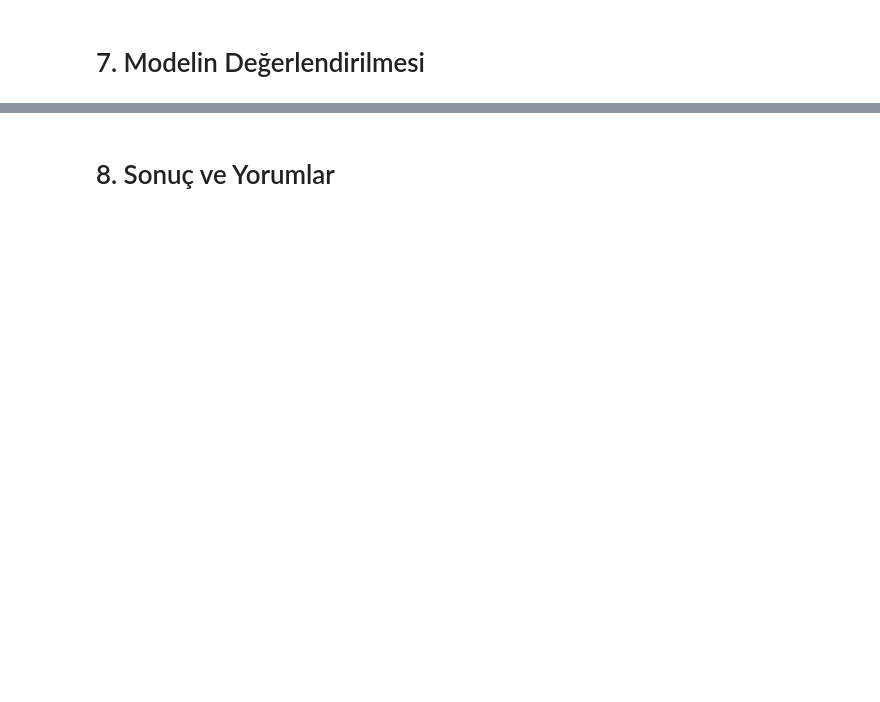
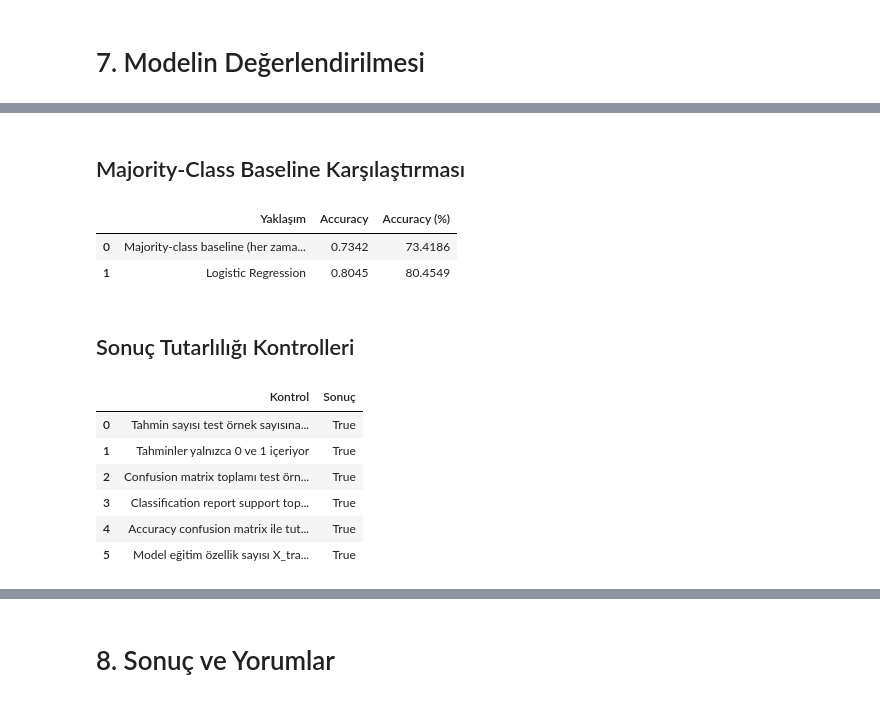
Before and after one commit to barissurkit/customer-churn-analysis, a Jupyter notebook: customer_churn_analysis.ipynb, the cells around one changed output, grey strips where cells are left out. Cells and saved outputs as stored; diff of their text form; code cells hidden in the pictures; blank space fills up the shorter version.

```diff
--- a/customer_churn_analysis.ipynb
+++ b/customer_churn_analysis.ipynb
@@ -665,0 +772,48 @@ preprocessing_checks
+# %% [markdown]
+## Majority-Class Baseline Karşılaştırması
+# %%
+baseline_predictions = [0] * len(y_test)
+majority_class_baseline_accuracy = accuracy_score(y_test, baseline_predictions)
+
+baseline_comparison = pd.DataFrame({
+    "Yaklaşım": ["Majority-class baseline (her zaman No Churn)", "Logistic Regression"],
+    "Accuracy": [majority_class_baseline_accuracy, test_accuracy],
+    "Accuracy (%)": [majority_class_baseline_accuracy * 100, test_accuracy * 100],
+})
+
+baseline_comparison.round(4)
+# %% [output]
+|  | Yaklaşım | Accuracy | Accuracy (%) |
+| 0 | Majority-class baseline (her zama... | 0.7342 | 73.4186 |
+| 1 | Logistic Regression | 0.8045 | 80.4549 |
+# %% [markdown]
+## Sonuç Tutarlılığı Kontrolleri
+# %%
+model_checks = pd.DataFrame({
+    "Kontrol": [
+        "Tahmin sayısı test örnek sayısına eşit",
+        "Tahminler yalnızca 0 ve 1 içeriyor",
+        "Confusion matrix toplamı test örnek sayısına eşit",
+        "Classification report support toplamı 1407",
+        "Accuracy confusion matrix ile tutarlı",
+        "Model eğitim özellik sayısı X_train ile eşit",
+    ],
+    "Sonuç": [
+        len(y_pred) == len(y_test),
+        set(y_pred).issubset({0, 1}),
+        confusion_matrix_values.sum() == len(y_test),
+        classification_results["No Churn"]["support"] + classification_results["Churn"]["support"] == len(y_test),
+        abs(test_accuracy - ((tn + tp) / confusion_matrix_values.sum())) < 1e-12,
+        logistic_model.n_features_in_ == X_train.shape[1],
+    ],
+})
+
+model_checks
+# %% [output]
+|  | Kontrol | Sonuç |
+| 0 | Tahmin sayısı test örnek sayısına... | True |
+| 1 | Tahminler yalnızca 0 ve 1 içeriyor | True |
+| 2 | Confusion matrix toplamı test örn... | True |
+| 3 | Classification report support top... | True |
+| 4 | Accuracy confusion matrix ile tut... | True |
+| 5 | Model eğitim özellik sayısı X_tra... | True |
```
Also changed, not shown: parts of 14 cells of this notebook, 1 other file.
